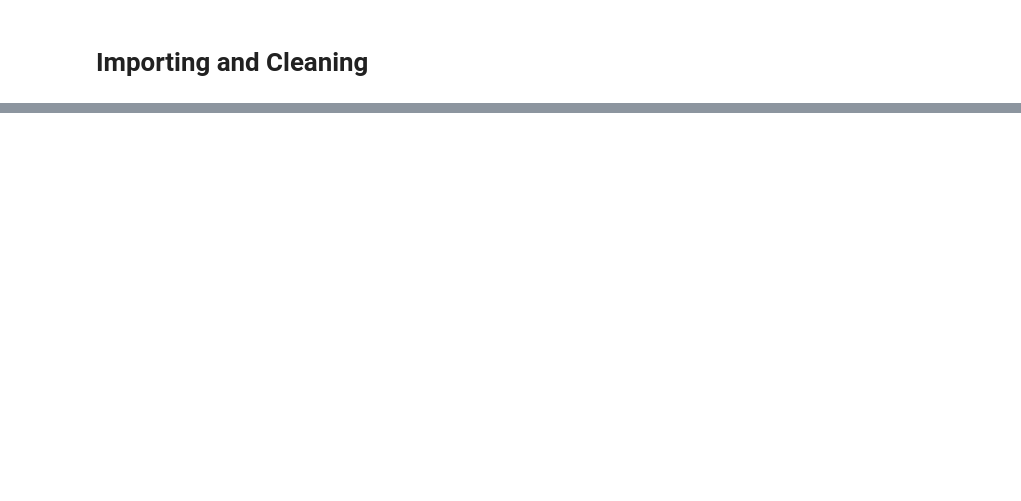
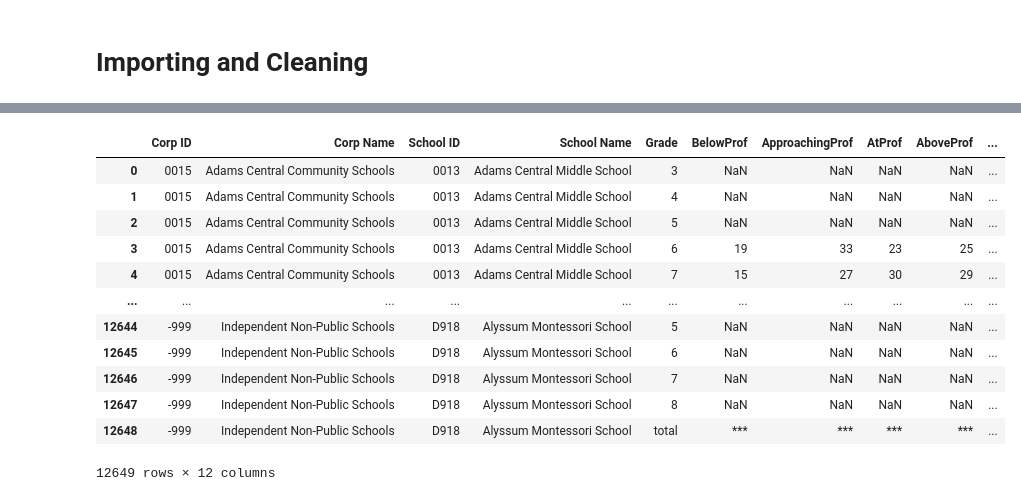
Before and after one commit to n-smalley/i515-IRTI, a Jupyter notebook: workingfile.ipynb, the cells around one changed output, grey strips where cells are left out. Cells and saved outputs as stored; diff of their text form; code cells hidden in the pictures; blank space fills up the shorter version.

```diff
--- a/workingfile.ipynb
+++ b/workingfile.ipynb
@@ -120,0 +117,18 @@ school
+# %%
+# rename columns
+school.columns = ['Corp ID','Corp Name','School ID','School Name','Grade','BelowProf','ApproachingProf','AtProf','AboveProf','TotalProf','TotalTested','ProfPercent']
+school
+# %% [output]
+|  | Corp ID | Corp Name | School ID | School Name | Grade | BelowProf | ApproachingProf | AtProf | AboveProf | ... |
+| 0 | 0015 | Adams Central Community Schools | 0013 | Adams Central Middle School | 3 | NaN | NaN | NaN | NaN | ... |
+| 1 | 0015 | Adams Central Community Schools | 0013 | Adams Central Middle School | 4 | NaN | NaN | NaN | NaN | ... |
+| 2 | 0015 | Adams Central Community Schools | 0013 | Adams Central Middle School | 5 | NaN | NaN | NaN | NaN | ... |
+| 3 | 0015 | Adams Central Community Schools | 0013 | Adams Central Middle School | 6 | 19 | 33 | 23 | 25 | ... |
+| 4 | 0015 | Adams Central Community Schools | 0013 | Adams Central Middle School | 7 | 15 | 27 | 30 | 29 | ... |
+| ... | ... | ... | ... | ... | ... | ... | ... | ... | ... | ... |
+| 12644 | -999 | Independent Non-Public Schools | D918 | Alyssum Montessori School | 5 | NaN | NaN | NaN | NaN | ... |
+| 12645 | -999 | Independent Non-Public Schools | D918 | Alyssum Montessori School | 6 | NaN | NaN | NaN | NaN | ... |
+| 12646 | -999 | Independent Non-Public Schools | D918 | Alyssum Montessori School | 7 | NaN | NaN | NaN | NaN | ... |
+| 12647 | -999 | Independent Non-Public Schools | D918 | Alyssum Montessori School | 8 | NaN | NaN | NaN | NaN | ... |
+| 12648 | -999 | Independent Non-Public Schools | D918 | Alyssum Montessori School | total | *** | *** | *** | *** | ... |
+12649 rows × 12 columns
```
Also changed, not shown: parts of 13 cells of this notebook, 2 other files.
